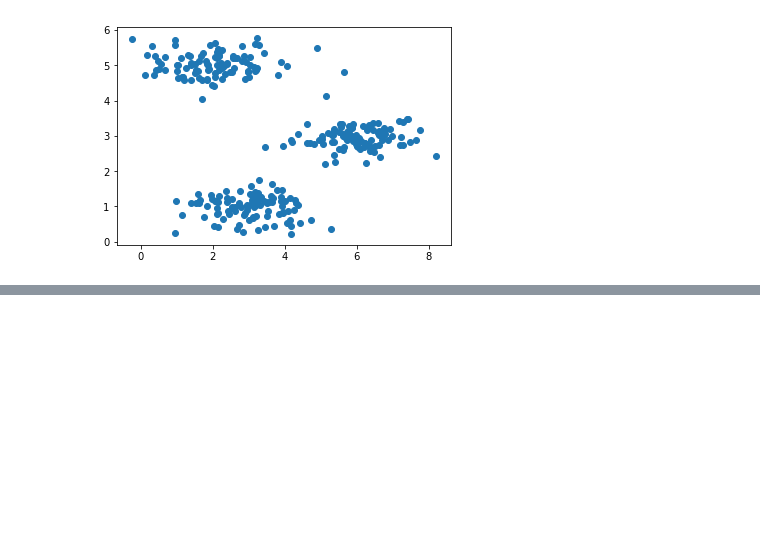
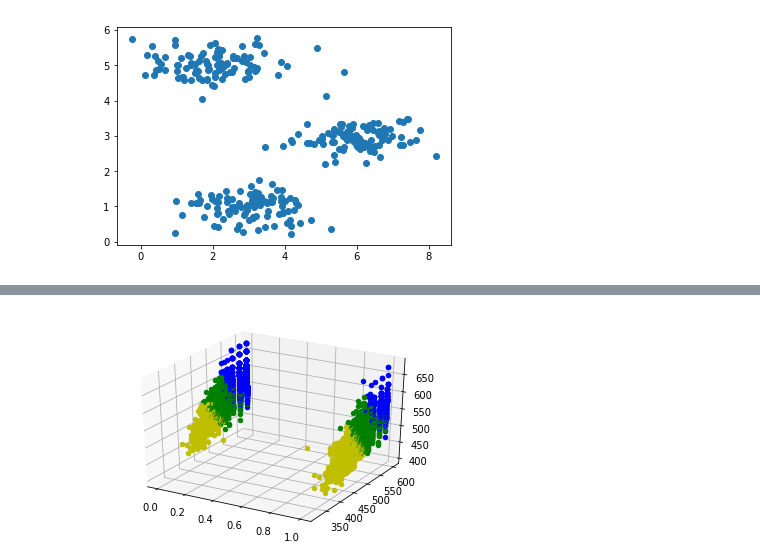
Before and after one commit to Maxtoq/K-means, a Jupyter notebook: K-means.ipynb, the cells around one changed output, grey strips where cells are left out. Cells and saved outputs as stored; diff of their text form; code cells hidden in the pictures; blank space fills up the shorter version.

```diff
--- a/K-means.ipynb
+++ b/K-means.ipynb
@@ -97,0 +105,8 @@ while change > eps:
+# %%
+def extract_data_school(file):
+    X = np.genfromtxt(file, delimiter=',')
+
+    return np.delete(X, 0, axis=0)
+
+data_school = extract_data_school('grade_students.csv')
+data_school.shape
@@ -97,0 +193,10 @@ while change > eps:
+# %%
+fig = plt.figure()
+ax = fig.add_subplot(111, projection='3d')
+
+for point in res:
+    ax.scatter(point[0], point[5], point[3], c=get_col(point[6]))
+
+plt.show()
+# %% [output]
+[figure, added]
```
Also changed, not shown: parts of 13 cells of this notebook.
